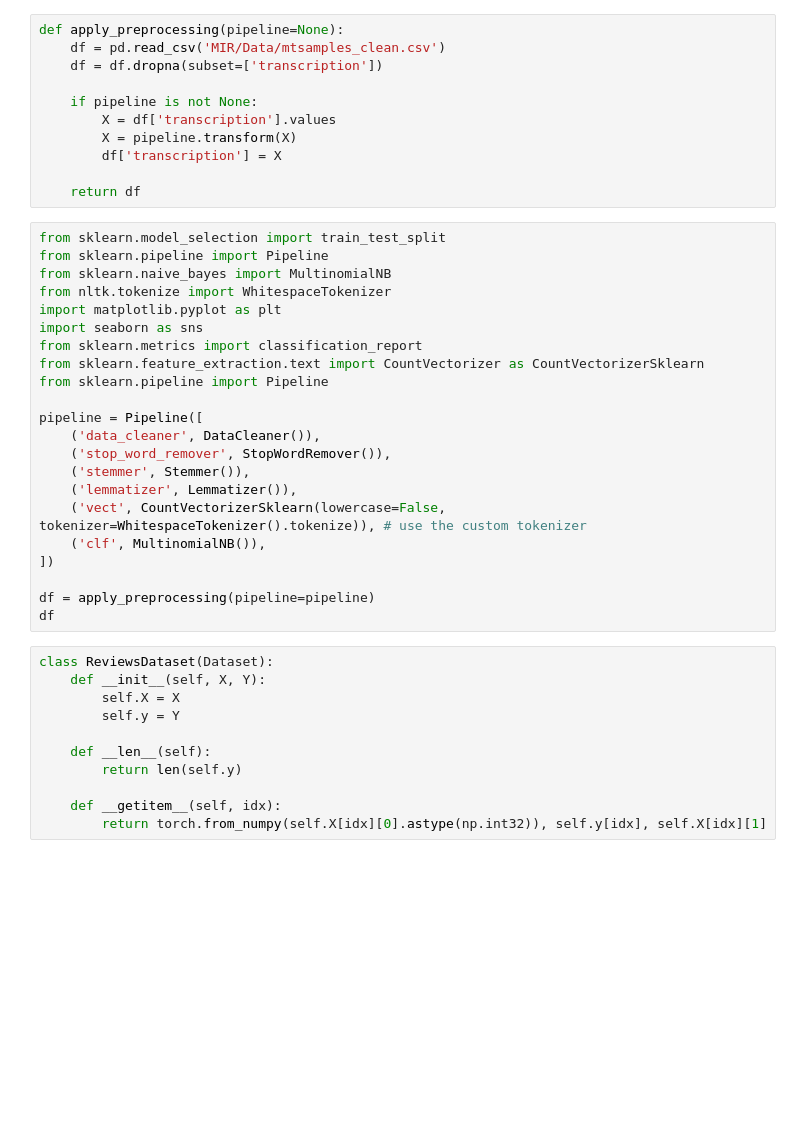
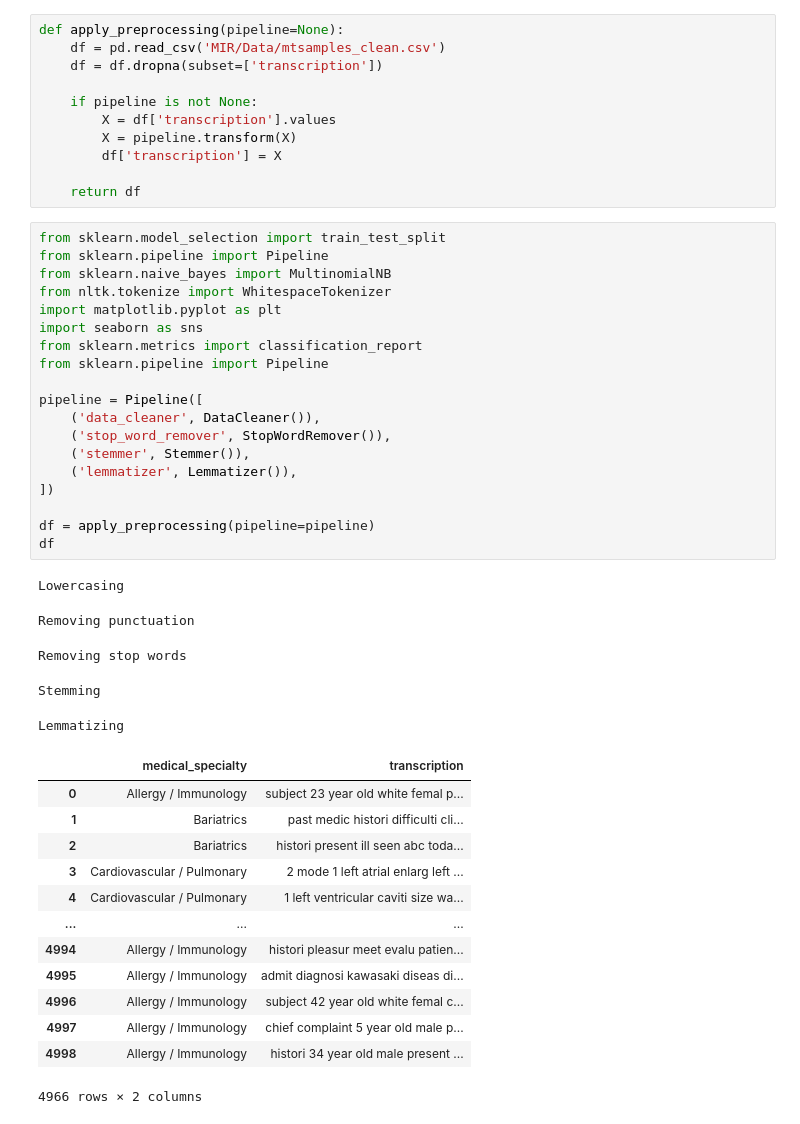
Before and after one commit to DerManjuel/MIR, a Jupyter notebook: LSTM_MIR.ipynb, the cells around one changed output. Drawn from its saved outputs; the diff is of its cells as text; blank space fills up the shorter version.

```diff
--- a/LSTM_MIR.ipynb
+++ b/LSTM_MIR.ipynb
@@ -367,33 +370,38 @@ def apply_preprocessing(pipeline=None):
 # %%
 from sklearn.model_selection import train_test_split
 from sklearn.pipeline import Pipeline
 from sklearn.naive_bayes import MultinomialNB
 from nltk.tokenize import WhitespaceTokenizer
 import matplotlib.pyplot as plt
 import seaborn as sns
 from sklearn.metrics import classification_report
-from sklearn.feature_extraction.text import CountVectorizer as CountVectorizerSklearn
 from sklearn.pipeline import Pipeline
 
 pipeline = Pipeline([
     ('data_cleaner', DataCleaner()),
     ('stop_word_remover', StopWordRemover()),
     ('stemmer', Stemmer()),
     ('lemmatizer', Lemmatizer()),
-    ('vect', CountVectorizerSklearn(lowercase=False, tokenizer=WhitespaceTokenizer().tokenize)), # use the custom tokenizer
-    ('clf', MultinomialNB()),
 ])
 
 df = apply_preprocessing(pipeline=pipeline)
 df
+# %% [output]
+Lowercasing
+Removing punctuation
+Removing stop words
+Stemming
+Lemmatizing
+|  | medical_specialty | transcription |
+| 0 | Allergy / Immunology | subject 23 year old white femal p... |
+| 1 | Bariatrics | past medic histori difficulti cli... |
+| 2 | Bariatrics | histori present ill seen abc toda... |
+| 3 | Cardiovascular / Pulmonary | 2 mode 1 left atrial enlarg left ... |
+| 4 | Cardiovascular / Pulmonary | 1 left ventricular caviti size wa... |
+| ... | ... | ... |
+| 4994 | Allergy / Immunology | histori pleasur meet evalu patien... |
+| 4995 | Allergy / Immunology | admit diagnosi kawasaki diseas di... |
+| 4996 | Allergy / Immunology | subject 42 year old white femal c... |
+| 4997 | Allergy / Immunology | chief complaint 5 year old male p... |
+| 4998 | Allergy / Immunology | histori 34 year old male present ... |
+4966 rows × 2 columns
-# %%
-class ReviewsDataset(Dataset):
-    def __init__(self, X, Y):
-        self.X = X
-        self.y = Y
-
-    def __len__(self):
-        return len(self.y)
-
-    def __getitem__(self, idx):
-        return torch.from_numpy(self.X[idx][0].astype(np.int32)), self.y[idx], self.X[idx][1]
```
Also changed, not shown: parts of 14 cells of this notebook.
